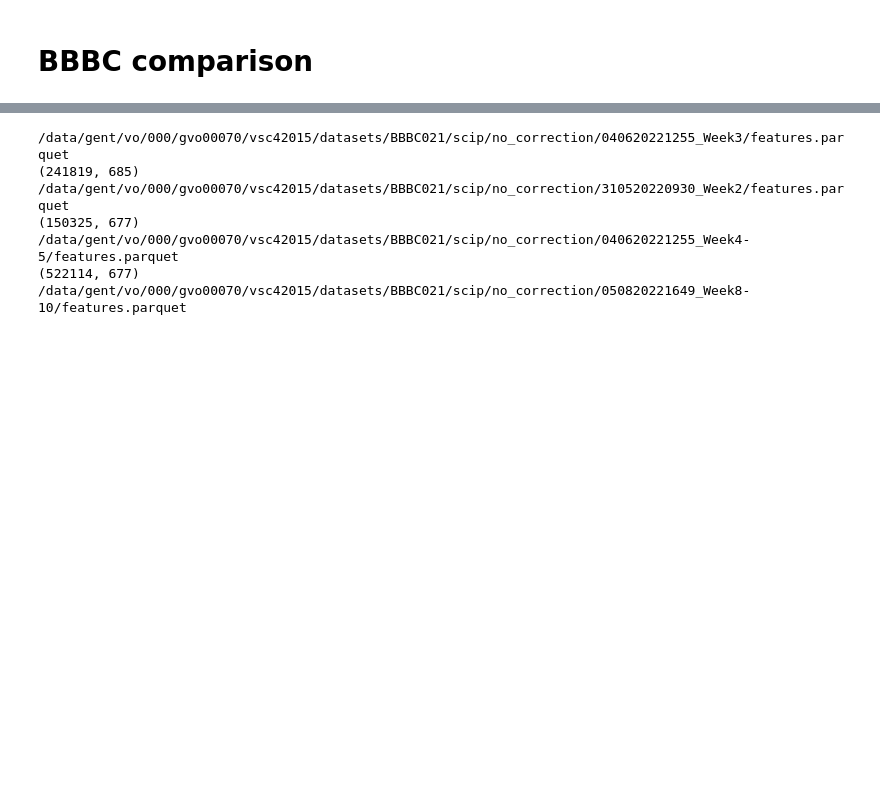
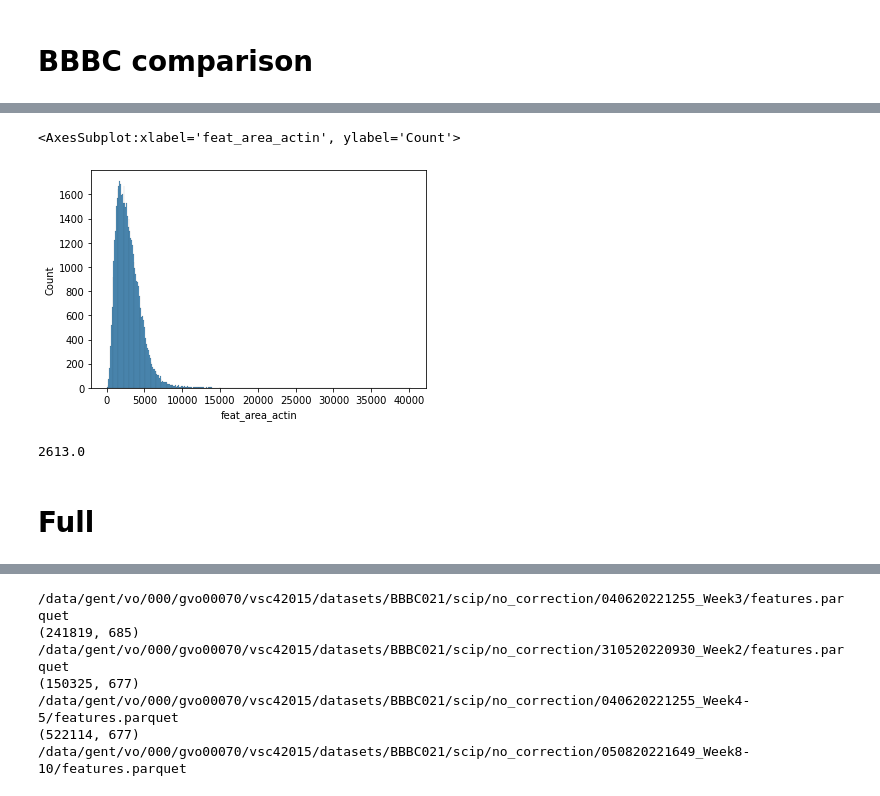
Before and after one commit to harel-coffee/SCIP-use-case-workflows-auto, a Jupyter notebook: notebooks/QC/bbbc_comparison_after_illumination_correction.ipynb, the cells around one changed output, grey strips where cells are left out. Drawn from its saved outputs; the diff is of its cells as text; code cells hidden in the pictures; blank space fills up the shorter version.

```diff
--- a/notebooks/QC/bbbc_comparison_after_illumination_correction.ipynb
+++ b/notebooks/QC/bbbc_comparison_after_illumination_correction.ipynb
@@ -67,0 +54,4 @@ df_gt.head()
+# %%
+data_dir = data_root / "results" / "Week10_40119" / "features.parquet"
+# %%
+df_week10 = pq.read_table(data_dir).to_pandas()
@@ -67,0 +71,11 @@ df_gt.head()
+# %%
+seaborn.histplot(df_week10, x="feat_area_actin")
+# %% [output]
+<AxesSubplot:xlabel='feat_area_actin', ylabel='Count'>
+[figure, added]
+# %%
+df_week10["feat_area_actin"].median()
+# %% [output]
+2613.0
+# %% [markdown]
+# Full
```
Also changed, not shown: parts of 13 cells of this notebook.
